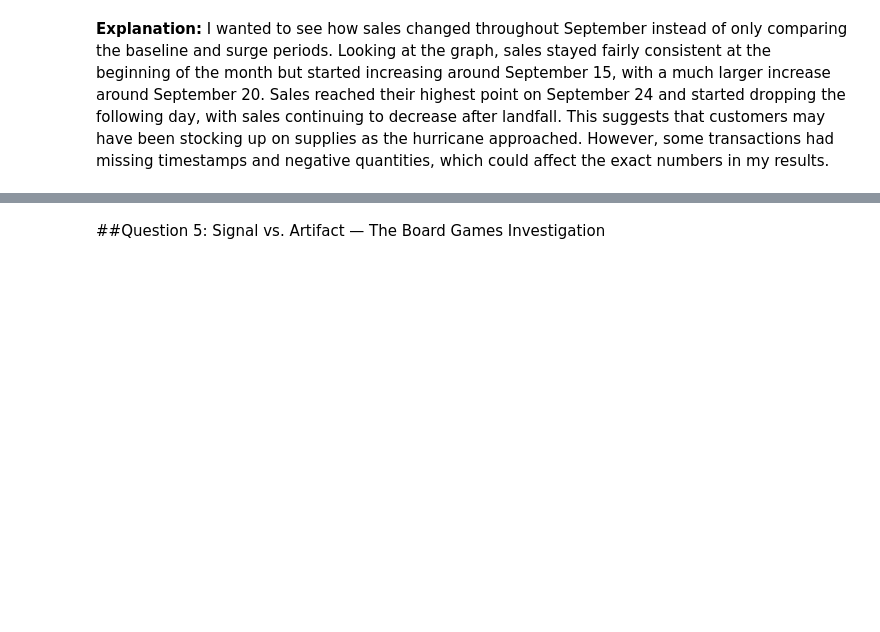
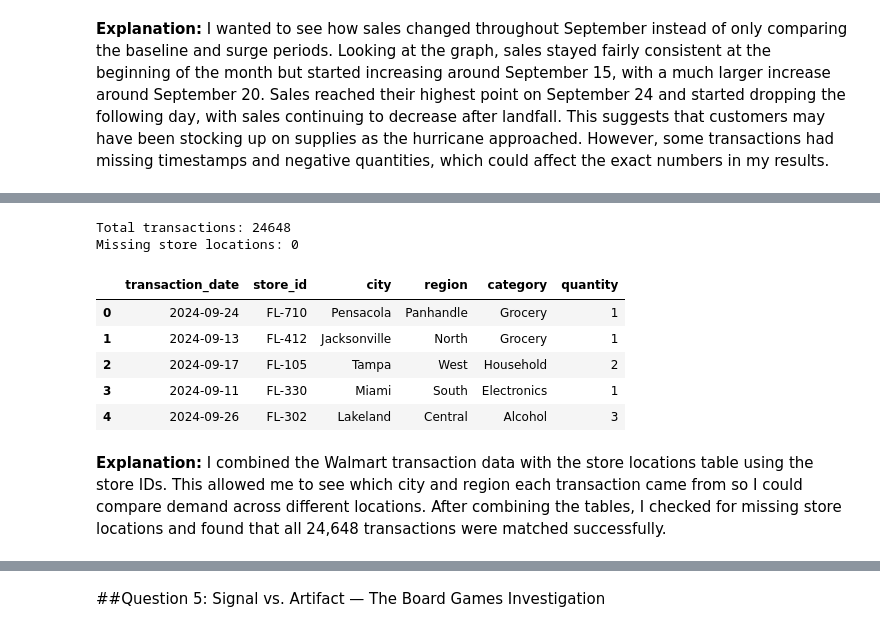
Before and after one commit to prabhnoor14/walmart-hurricane-project, a Jupyter notebook: notebooks/team_notebook.ipynb, the cells around one changed output, grey strips where cells are left out. Saved outputs shown, nothing was run; the diff lists cells and outputs as text; code cells hidden in the pictures; blank space fills up the shorter version.

```diff
--- a/notebooks/team_notebook.ipynb
+++ b/notebooks/team_notebook.ipynb
@@ -1364,0 +1410,23 @@ plt.show()
+# %%
+q4_data = q4_transactions.merge(
+    q4_stores[['store_id', 'store_name', 'city', 'region']],
+    on='store_id',
+    how='left',
+    validate='many_to_one'
+)
+
+print("Total transactions:", len(q4_data))
+print("Missing store locations:", q4_data['store_name'].isna().sum())
+
+q4_data[['transaction_date', 'store_id', 'city', 'region', 'category', 'quantity']].head()
+# %% [output]
+Total transactions: 24648
+Missing store locations: 0
+|  | transaction_date | store_id | city | region | category | quantity |
+| 0 | 2024-09-24 | FL-710 | Pensacola | Panhandle | Grocery | 1 |
+| 1 | 2024-09-13 | FL-412 | Jacksonville | North | Grocery | 1 |
+| 2 | 2024-09-17 | FL-105 | Tampa | West | Household | 2 |
+| 3 | 2024-09-11 | FL-330 | Miami | South | Electronics | 1 |
+| 4 | 2024-09-26 | FL-302 | Lakeland | Central | Alcohol | 3 |
+# %% [markdown]
+**Explanation:** I combined the Walmart transaction data with the store locations table using the store IDs. This allowed me to see which city and region each transaction came from so I could compare demand across different locations. After combining the tables, I checked for missing store locations and found that all 24,648 transactions were matched successfully.
```
Also changed, not shown: parts of 13 cells of this notebook.
